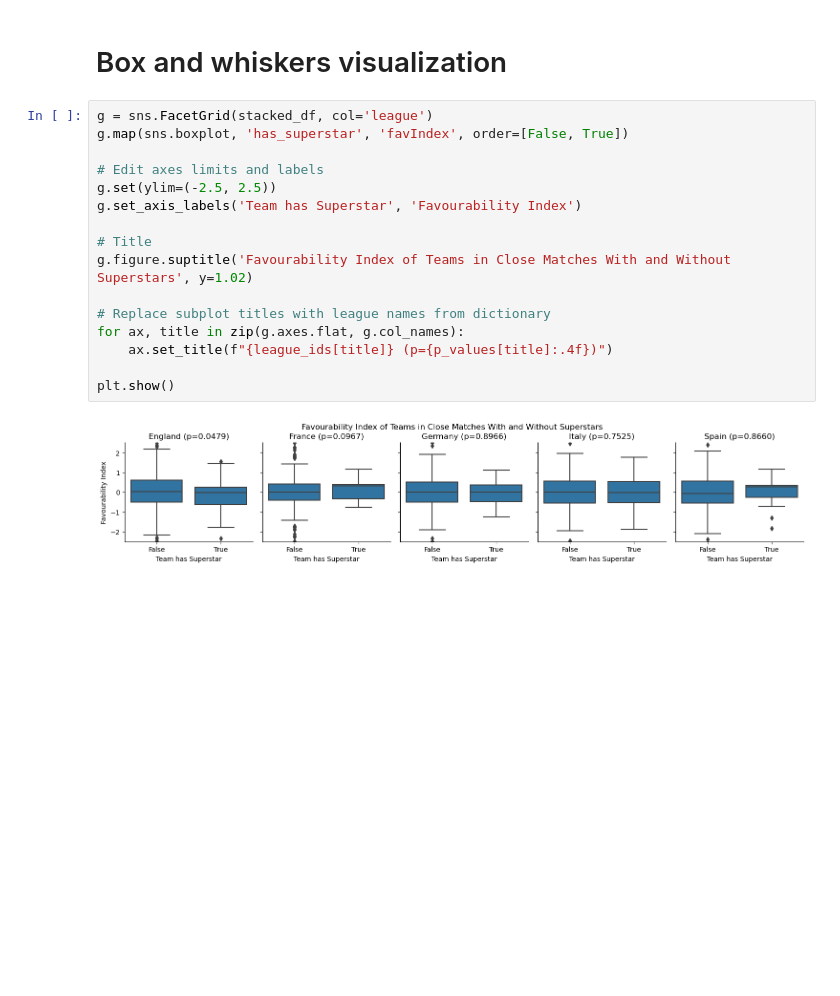
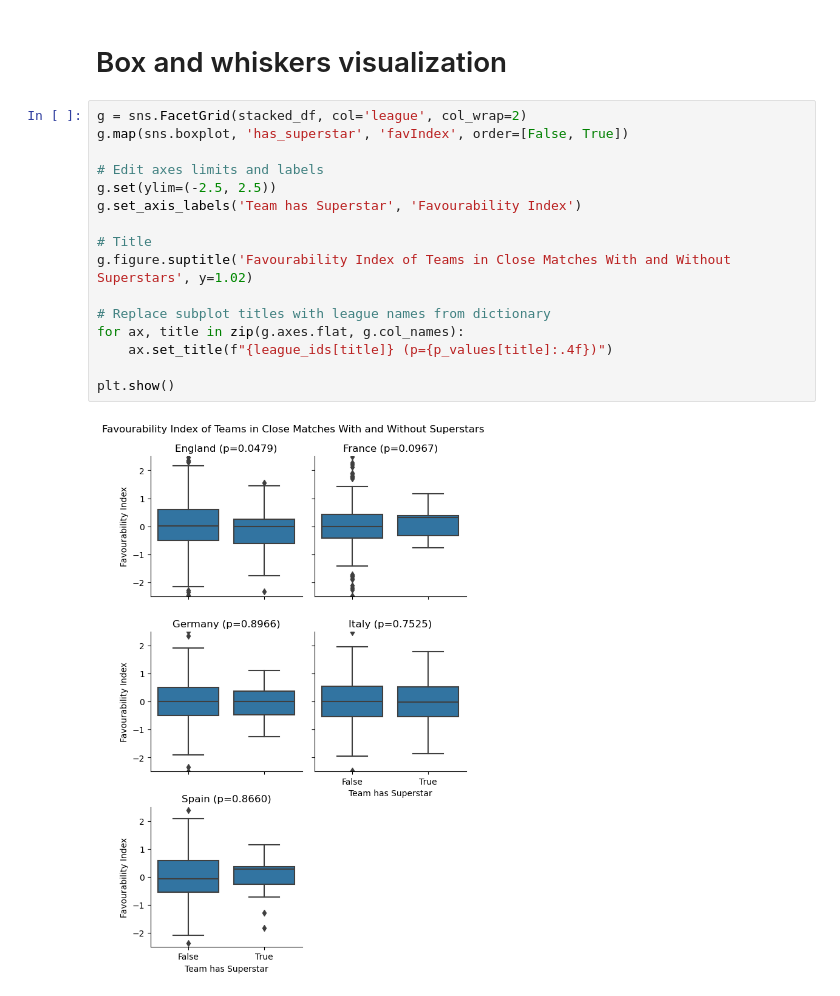
Before and after one commit to Jeevanthiruchittampalam/ESPNAnalytics, a Jupyter notebook: rq1/rq1.ipynb, the cells around one changed output. Saved outputs shown, nothing was run; the diff lists cells and outputs as text; blank space fills up the shorter version.

Commit message:
Add favourability index box and whiskers plot

```diff
--- a/rq1/rq1.ipynb
+++ b/rq1/rq1.ipynb
@@ -420,20 +422,20 @@ In the English Premier League, there is statistical evidence that referees are m
 # %% [markdown]
 # Box and whiskers visualization
 # %%
-g = sns.FacetGrid(stacked_df, col='league')
+g = sns.FacetGrid(stacked_df, col='league', col_wrap=2)
 g.map(sns.boxplot, 'has_superstar', 'favIndex', order=[False, True])
 
 # Edit axes limits and labels
 g.set(ylim=(-2.5, 2.5))
 g.set_axis_labels('Team has Superstar', 'Favourability Index')
 
 # Title
 g.figure.suptitle('Favourability Index of Teams in Close Matches With and Without Superstars', y=1.02)
 
 # Replace subplot titles with league names from dictionary
 for ax, title in zip(g.axes.flat, g.col_names):
     ax.set_title(f"{league_ids[title]} (p={p_values[title]:.4f})")
 
 plt.show()
 # %% [output]
-[figure, old version]
+[figure, new version]
```
Also changed, not shown: parts of 3 cells of this notebook, 1 other file.
